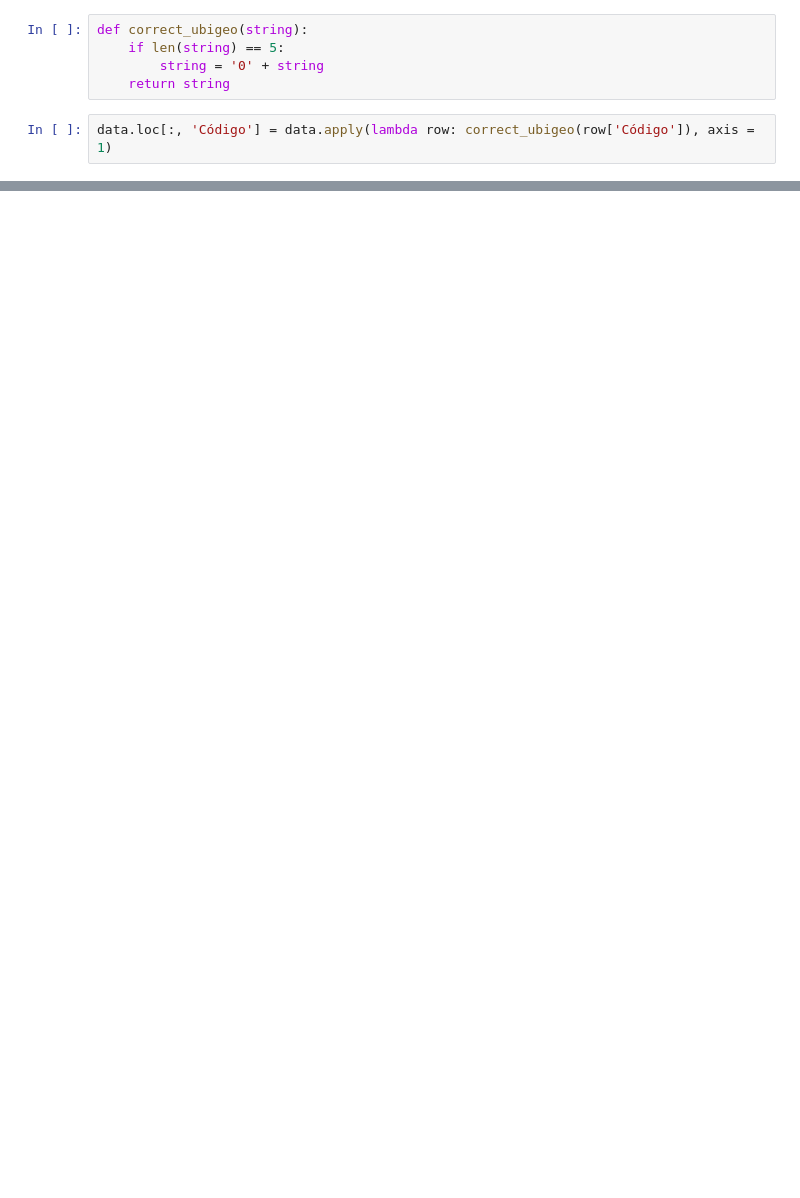
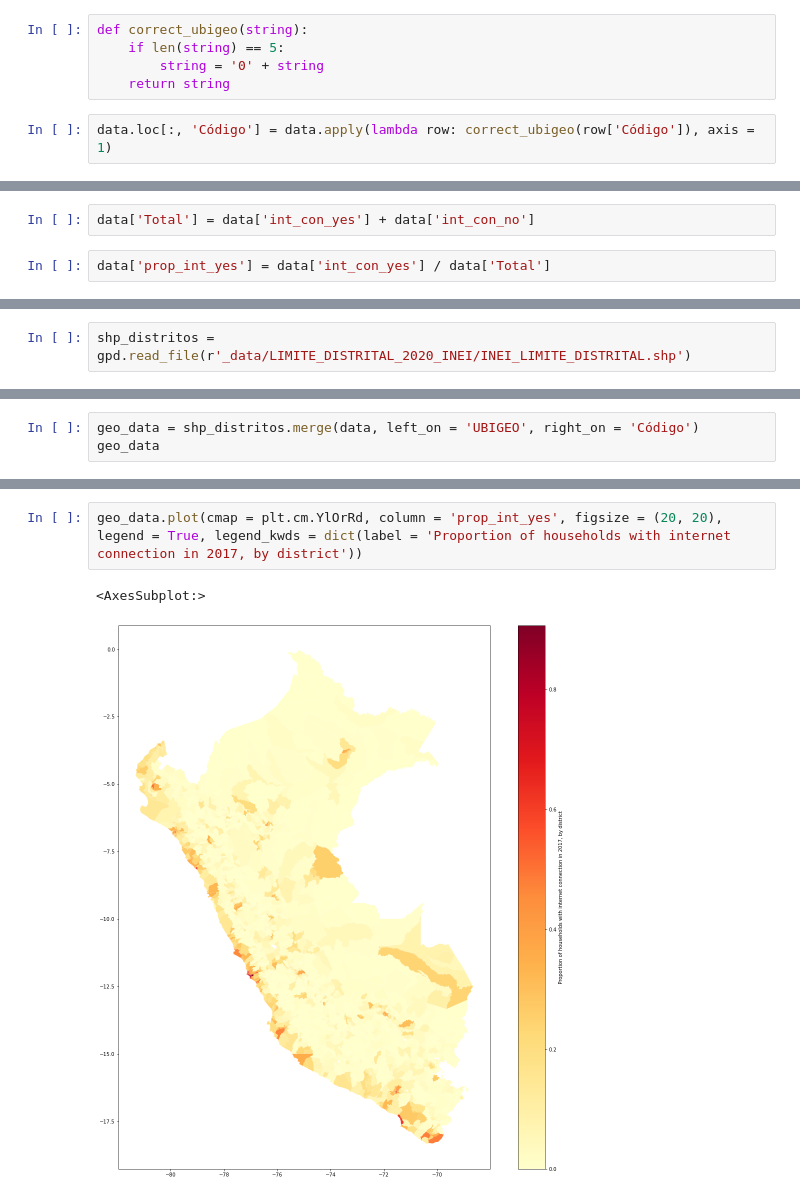
Before and after one commit to RodrigoGrijalba/digital_gap_geo, a Jupyter notebook: Analysis.ipynb, the cells around one changed output, grey strips where cells are left out. Cells and saved outputs as stored; diff of their text form; blank space fills up the shorter version.

```diff
--- a/Analysis.ipynb
+++ b/Analysis.ipynb
@@ -84,0 +87,4 @@ data.iloc[ :, 2 ].sum() + data.iloc[ :, 3 ].sum()
+# %%
+data['Total'] = data['int_con_yes'] + data['int_con_no']
+# %%
+data['prop_int_yes'] = data['int_con_yes'] / data['Total']
@@ -84,0 +93,2 @@ data.iloc[ :, 2 ].sum() + data.iloc[ :, 3 ].sum()
+# %%
+shp_distritos = gpd.read_file(r'_data/LIMITE_DISTRITAL_2020_INEI/INEI_LIMITE_DISTRITAL.shp')
@@ -84,0 +111,3 @@ data.iloc[ :, 2 ].sum() + data.iloc[ :, 3 ].sum()
+# %%
+geo_data = shp_distritos.merge(data, left_on = 'UBIGEO', right_on = 'Código')
+geo_data
@@ -84,0 +128,5 @@ data.iloc[ :, 2 ].sum() + data.iloc[ :, 3 ].sum()
+# %%
+geo_data.plot(cmap = plt.cm.YlOrRd, column = 'prop_int_yes', figsize = (20, 20), legend = True, legend_kwds = dict(label = 'Proportion of households with internet connection in 2017, by district'))
+# %% [output]
+<AxesSubplot:>
+[figure, added]
```
Also changed, not shown: parts of 14 cells of this notebook.
